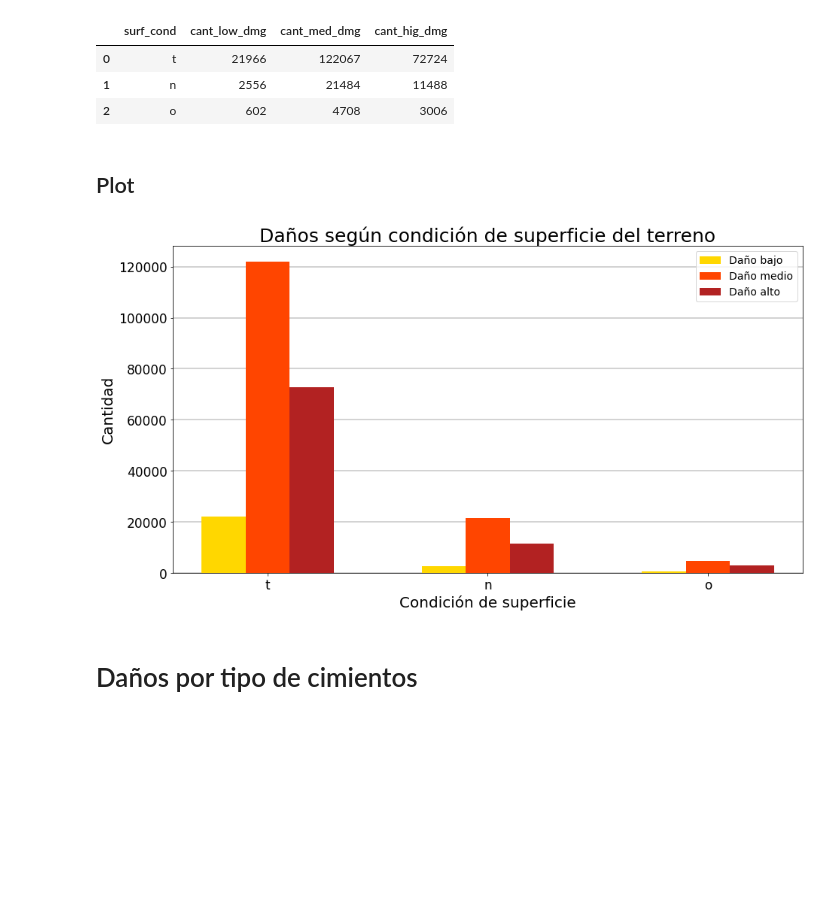
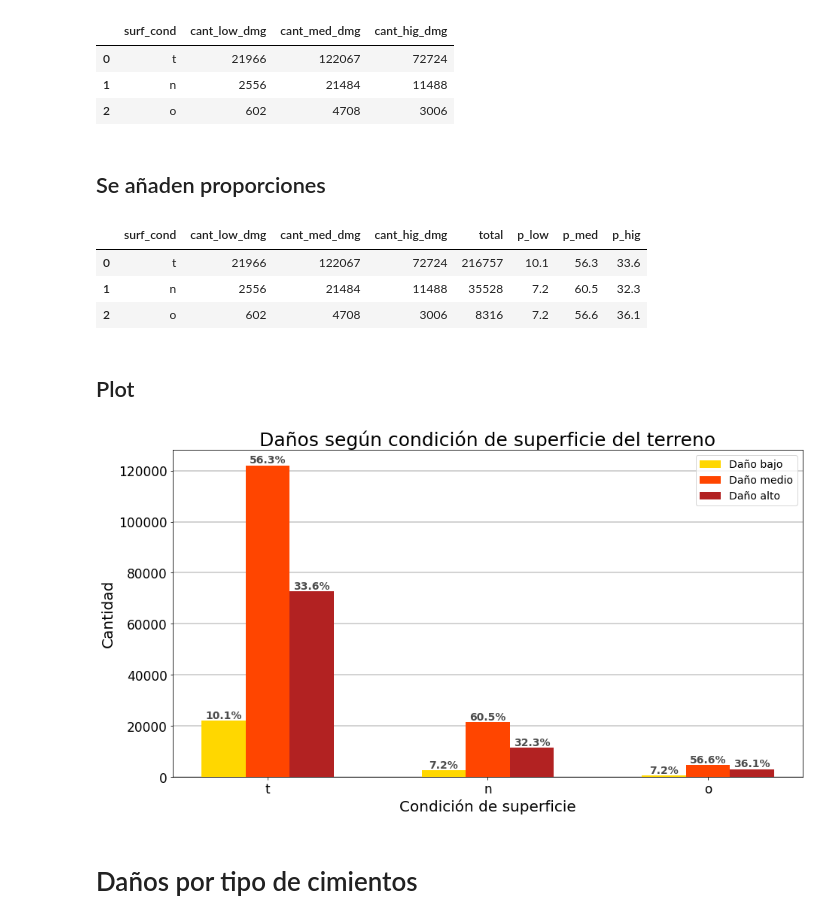
Before and after one commit to ffelfis/OrgaDatosTPs, a Jupyter notebook: TP1/nb_facundo.ipynb, the cells around one changed output. Cells and saved outputs as stored; diff of their text form; code cells hidden in the pictures; blank space fills up the shorter version.

Commit message:
- Fue necesario actualizar matplotlib - Se agregaron proporciones a los bar con bar_label

```diff
--- a/TP1/nb_facundo.ipynb
+++ b/TP1/nb_facundo.ipynb
@@ -606,35 +610,65 @@ df_dmg_by_surf_cond
 | 0 | t | 21966 | 122067 | 72724 |
 | 1 | n | 2556 | 21484 | 11488 |
 | 2 | o | 602 | 4708 | 3006 |
+# %% [markdown]
+## Se añaden proporciones
+# %%
+# Suma de casos
+df_dmg_by_surf_cond['total'] = df_dmg_by_surf_cond[['cant_low_dmg', 'cant_med_dmg', 'cant_hig_dmg']].sum(axis=1)
+# Cálculo de proporciones, en %
+df_dmg_by_surf_cond['p_low'] = np.round(df_dmg_by_surf_cond['cant_low_dmg']/df_dmg_by_surf_cond['total']*100, 1)
+df_dmg_by_surf_cond['p_med'] = np.round(df_dmg_by_surf_cond['cant_med_dmg']/df_dmg_by_surf_cond['total']*100, 1)
+df_dmg_by_surf_cond['p_hig'] = np.round(df_dmg_by_surf_cond['cant_hig_dmg']/df_dmg_by_surf_cond['total']*100, 1)
+
+df_dmg_by_surf_cond
+# %% [output]
+|  | surf_cond | cant_low_dmg | cant_med_dmg | cant_hig_dmg | total | p_low | p_med | p_hig |
+| 0 | t | 21966 | 122067 | 72724 | 216757 | 10.1 | 56.3 | 33.6 |
+| 1 | n | 2556 | 21484 | 11488 | 35528 | 7.2 | 60.5 | 32.3 |
+| 2 | o | 602 | 4708 | 3006 | 8316 | 7.2 | 56.6 | 36.1 |
 # %% [markdown]
 ## Plot
 # %%
 fig,ax = plt.subplots(figsize=(15,8))
 labels = df_dmg_by_surf_cond['surf_cond']
 x = np.arange(len(labels))
 width = 0.2
 
 bar1 = ax.bar(x - width, df_dmg_by_surf_cond['cant_low_dmg'], width,\
               label='Daño bajo', color='gold')
 bar2 = ax.bar(x , df_dmg_by_surf_cond['cant_med_dmg'], width,\
               label='Daño medio', color='orangered')
 bar3 = ax.bar(x + width, df_dmg_by_surf_cond['cant_hig_dmg'], width,\
               label='Daño alto', color='firebrick')
 
 ax.set_title('Daños según condición de superficie del terreno', fontsize=25)
 ax.set_ylabel('Cantidad', fontsize=20)
 ax.set_xlabel('Condición de superficie', fontsize=20)
 ax.set_xticks(x)
 ax.set_xticklabels(labels)
 
 plt.xticks(fontsize=17)
 plt.yticks(fontsize=17)
 plt.legend(fontsize=14)
 
 plt.grid(axis='y', linewidth=2, color='lightgray')
 ax.set_axisbelow(True)
+
+# Proporciones
+# bar_label es nuevo hay que actualizar matplotlib
+ax.bar_label(bar1, labels=df_dmg_by_surf_cond['p_low'].astype('str')+'%'\
+             , label_type='edge', color='black', fontsize=14, \
+             fontweight='bold', rotation=0, alpha=0.7)
+ax.bar_label(bar2, labels=df_dmg_by_surf_cond['p_med'].astype('str')+'%',\
+             label_type='edge', color='black', fontsize=14, \
+             fontweight='bold', rotation=0, alpha=0.7)
+ax.bar_label(bar3, labels=df_dmg_by_surf_cond['p_hig'].astype('str')+'%', \
+             label_type='edge', color='black', fontsize=14, \
+             fontweight='bold', rotation=0, alpha=0.7)
+
+plt.show()
 # %% [output]
-[figure, old version]
+[figure, new version]
 # %% [markdown]
 # Daños por tipo de cimientos
 # %% [markdown]
```
Also changed, not shown: parts of 2 cells of this notebook.
